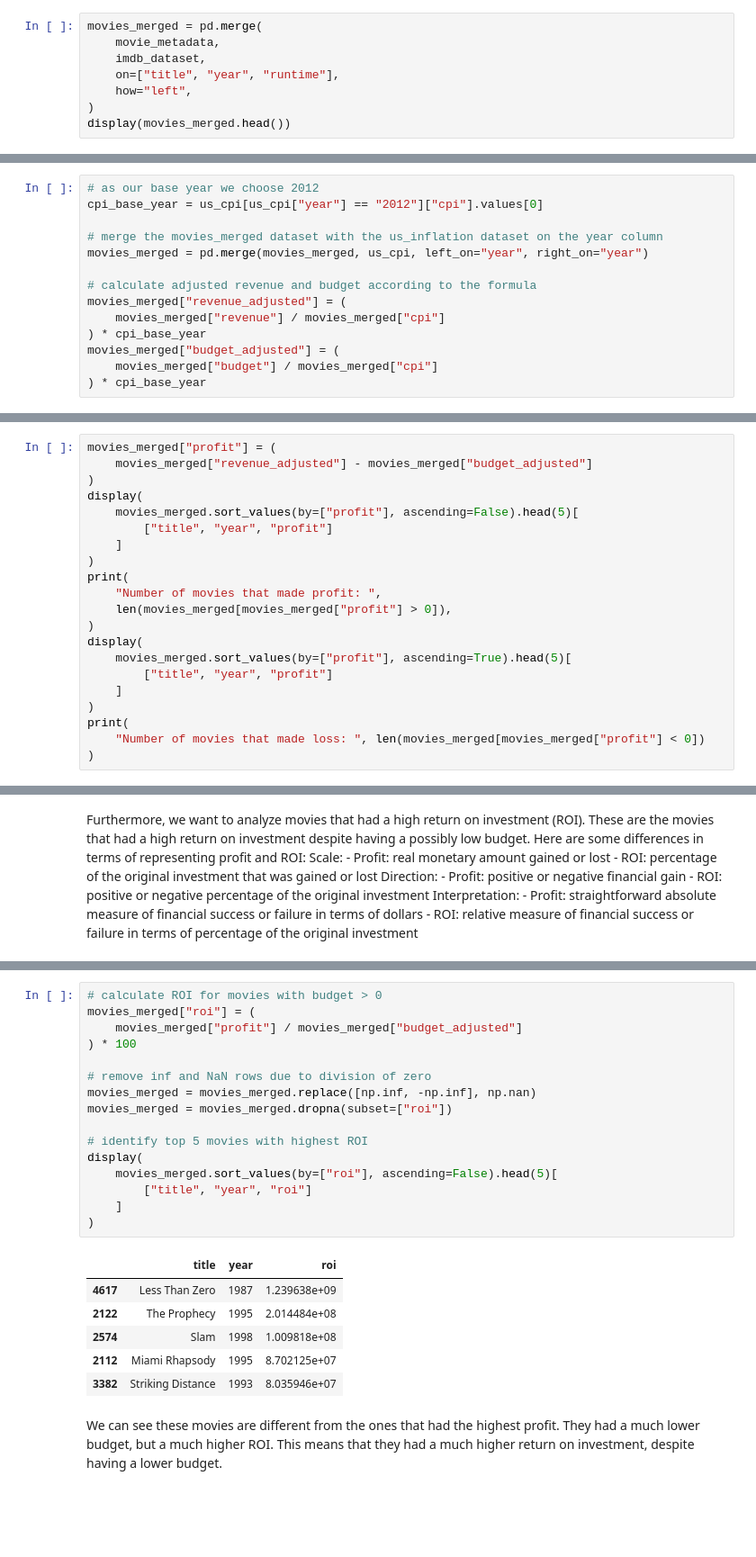
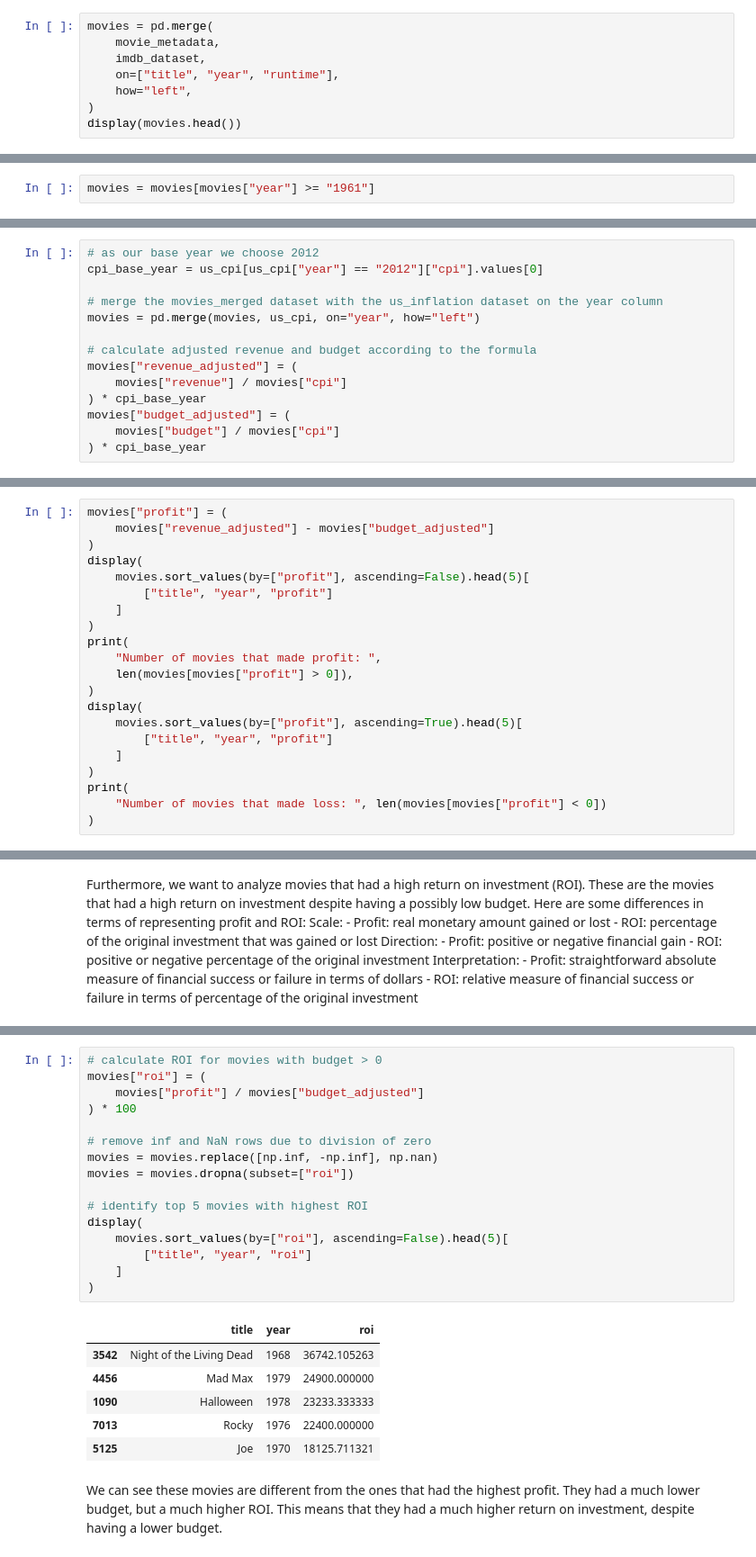
Before and after one commit to epfl-ada/ada-2023-project-fivefrenchspeakingpeoplenocap, a Jupyter notebook: p2_dataloading.ipynb, the cells around one changed output, grey strips where cells are left out. Shown: that part at 90% size. Cells and saved outputs as stored; diff of their text form; blank space fills up the shorter version.

```diff
--- a/p2_dataloading.ipynb
+++ b/p2_dataloading.ipynb
@@ -468,12 +509,12 @@ display(imdb_dataset.head())
 # %% [markdown]
 Next, we will merge the imdb_dataset containing the budget, with the `movie_metadata` dataset. We will do this by using the movie title, runtime, and release year as a key.
 # %%
-movies_merged = pd.merge(
+movies = pd.merge(
     movie_metadata,
     imdb_dataset,
     on=["title", "year", "runtime"],
     how="left",
 )
-display(movies_merged.head())
+display(movies.head())
 # %% [output]
 |  | wikipedia_id | freebase_movie_id | title | release_date | revenue | runtime | languages | countries | ... |
@@ -495,2 +534,4 @@ movies_merged = movies_merged[movies_merged["year"] >= "1961"]
+# %%
+movies = movies[movies["year"] >= "1961"]
 # %%
 # plot the mean revenue for each year
@@ -525,14 +568,14 @@ We'll add two new columns to the dataset, one for the revenue adjusted for infla
 cpi_base_year = us_cpi[us_cpi["year"] == "2012"]["cpi"].values[0]
 
 # merge the movies_merged dataset with the us_inflation dataset on the year column
-movies_merged = pd.merge(movies_merged, us_cpi, left_on="year", right_on="year")
+movies = pd.merge(movies, us_cpi, on="year", how="left")
 
 # calculate adjusted revenue and budget according to the formula
-movies_merged["revenue_adjusted"] = (
-    movies_merged["revenue"] / movies_merged["cpi"]
+movies["revenue_adjusted"] = (
+    movies["revenue"] / movies["cpi"]
 ) * cpi_base_year
-movies_merged["budget_adjusted"] = (
-    movies_merged["budget"] / movies_merged["cpi"]
+movies["budget_adjusted"] = (
+    movies["budget"] / movies["cpi"]
 ) * cpi_base_year
 # %% [markdown]
 Next we'll plot the original revenue and the inflation-adjusted revenue over time, in order to see the difference.
@@ -716,25 +763,25 @@ Spearman Correlation:  SignificanceResult(statistic=0.6065418845886248, pvalue=4
 # %% [markdown]
 Which 5 movies made the most and the least profit? Could it happen that some movies even made a loss?
 # %%
-movies_merged["profit"] = (
-    movies_merged["revenue_adjusted"] - movies_merged["budget_adjusted"]
+movies["profit"] = (
+    movies["revenue_adjusted"] - movies["budget_adjusted"]
 )
 display(
-    movies_merged.sort_values(by=["profit"], ascending=False).head(5)[
+    movies.sort_values(by=["profit"], ascending=False).head(5)[
         ["title", "year", "profit"]
     ]
 )
 print(
     "Number of movies that made profit: ",
-    len(movies_merged[movies_merged["profit"] > 0]),
+    len(movies[movies["profit"] > 0]),
 )
 display(
-    movies_merged.sort_values(by=["profit"], ascending=True).head(5)[
+    movies.sort_values(by=["profit"], ascending=True).head(5)[
         ["title", "year", "profit"]
     ]
 )
 print(
-    "Number of movies that made loss: ", len(movies_merged[movies_merged["profit"] < 0])
+    "Number of movies that made loss: ", len(movies[movies["profit"] < 0])
 )
 # %% [output]
 |  | title | year | profit |
@@ -844,25 +895,25 @@ movies_merged[movies_merged["title"] == "Slam"]
 # %%
 # calculate ROI for movies with budget > 0
-movies_merged["roi"] = (
-    movies_merged["profit"] / movies_merged["budget_adjusted"]
+movies["roi"] = (
+    movies["profit"] / movies["budget_adjusted"]
 ) * 100
 
 # remove inf and NaN rows due to division of zero
-movies_merged = movies_merged.replace([np.inf, -np.inf], np.nan)
-movies_merged = movies_merged.dropna(subset=["roi"])
+movies = movies.replace([np.inf, -np.inf], np.nan)
+movies = movies.dropna(subset=["roi"])
 
 # identify top 5 movies with highest ROI
 display(
-    movies_merged.sort_values(by=["roi"], ascending=False).head(5)[
+    movies.sort_values(by=["roi"], ascending=False).head(5)[
         ["title", "year", "roi"]
     ]
 )
 # %% [output]
 |  | title | year | roi |
-| 4617 | Less Than Zero | 1987 | 1.239638e+09 |
-| 2122 | The Prophecy | 1995 | 2.014484e+08 |
-| 2574 | Slam | 1998 | 1.009818e+08 |
-| 2112 | Miami Rhapsody | 1995 | 8.702125e+07 |
-| 3382 | Striking Distance | 1993 | 8.035946e+07 |
+| 3542 | Night of the Living Dead | 1968 | 36742.105263 |
+| 4456 | Mad Max | 1979 | 24900.000000 |
+| 1090 | Halloween | 1978 | 23233.333333 |
+| 7013 | Rocky | 1976 | 22400.000000 |
+| 5125 | Joe | 1970 | 18125.711321 |
 # %% [markdown]
 We can see these movies are different from the ones that had the highest profit. They had a much lower budget, but a much higher ROI. This means that they had a much higher return on investment, despite having a lower budget.
```
Also changed, not shown: parts of 60 cells of this notebook, 1 other file.
